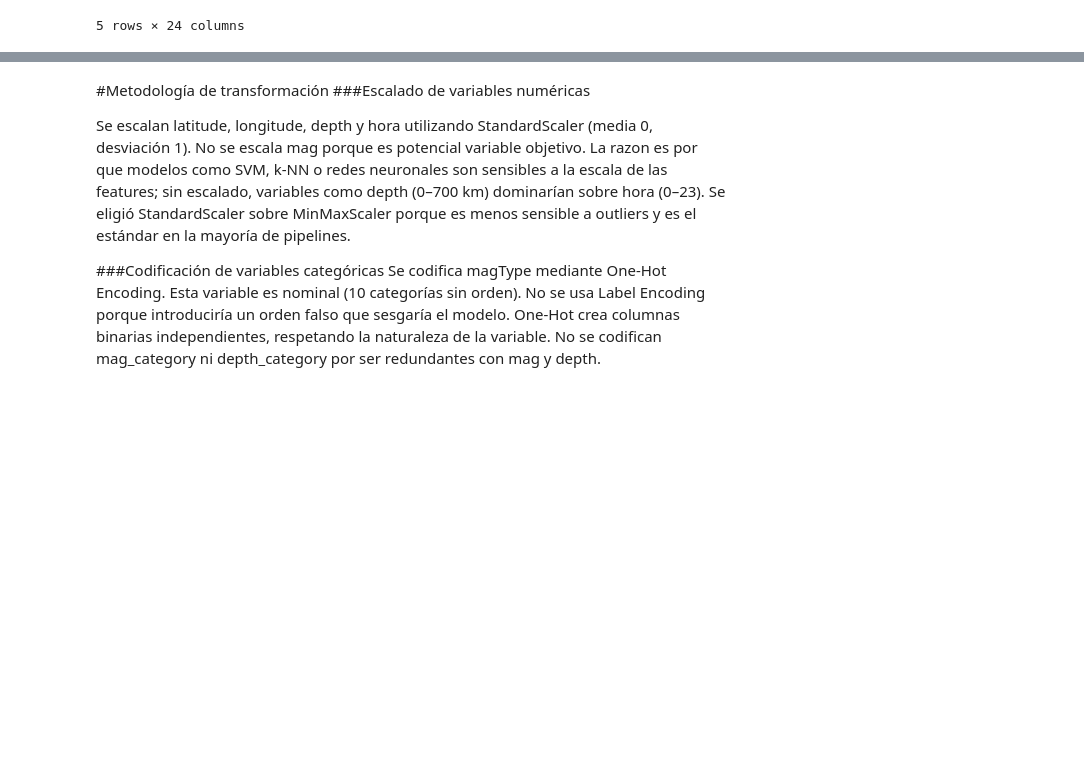
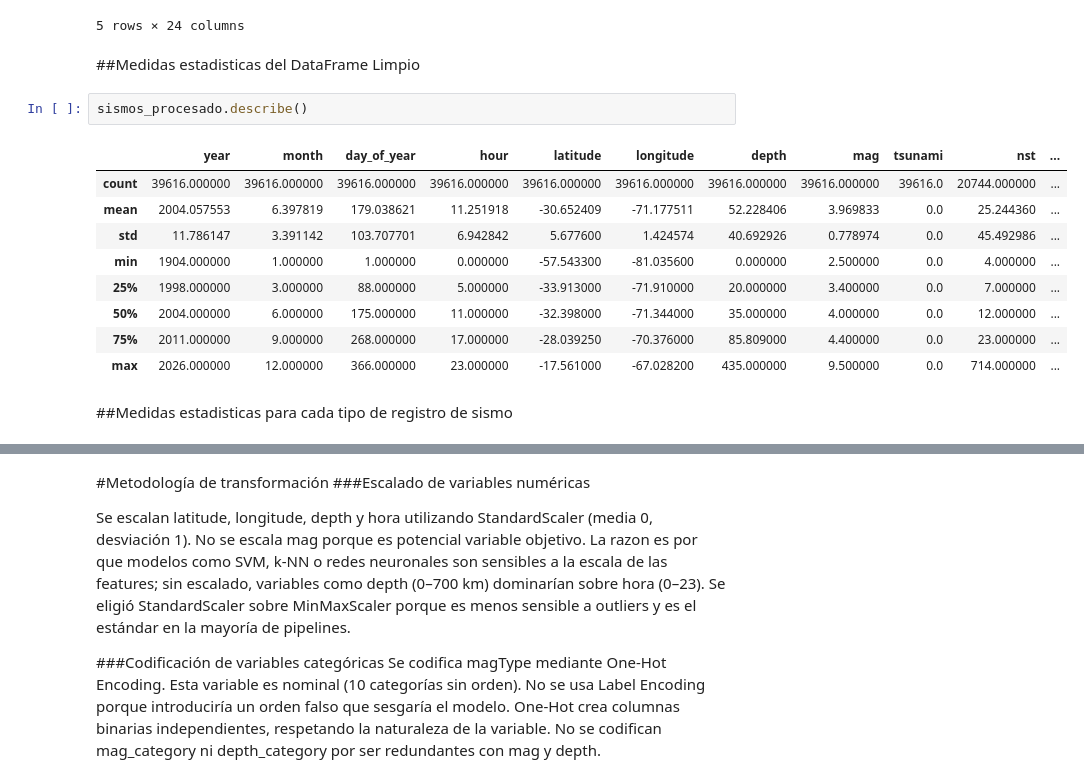
Before and after one commit to javisagredo-dev/Evaluacion1_Prog_DS, a Jupyter notebook: Evaluación_1_Prog_DS.ipynb, the cells around one changed output, grey strips where cells are left out. Saved outputs shown, nothing was run; the diff lists cells and outputs as text; blank space fills up the shorter version.

Commit message:
Se agregaron medidas estadisticas

```diff
--- a/Evaluación_1_Prog_DS.ipynb
+++ b/Evaluación_1_Prog_DS.ipynb
@@ -388,3 +393,19 @@ sismos_procesado.head()
 | 3 | iscgemsup16957914 | 1906-08-19 09:34:08.360000+00:00 | 1906 | 8 | 231 | 9 | -39.228 | -72.721 | 15.0 | 6.74 | ... |
 | 4 | iscgem16957917 | 1906-08-30 02:38:26.180000+00:00 | 1906 | 8 | 242 | 2 | -18.358 | -70.092 | 60.0 | 6.91 | ... |
 5 rows × 24 columns
+# %% [markdown]
+##Medidas estadisticas del DataFrame Limpio
+# %%
+sismos_procesado.describe()
+# %% [output]
+|  | year | month | day_of_year | hour | latitude | longitude | depth | mag | tsunami | nst | ... |
+| count | 39616.000000 | 39616.000000 | 39616.000000 | 39616.000000 | 39616.000000 | 39616.000000 | 39616.000000 | 39616.000000 | 39616.0 | 20744.000000 | ... |
+| mean | 2004.057553 | 6.397819 | 179.038621 | 11.251918 | -30.652409 | -71.177511 | 52.228406 | 3.969833 | 0.0 | 25.244360 | ... |
+| std | 11.786147 | 3.391142 | 103.707701 | 6.942842 | 5.677600 | 1.424574 | 40.692926 | 0.778974 | 0.0 | 45.492986 | ... |
+| min | 1904.000000 | 1.000000 | 1.000000 | 0.000000 | -57.543300 | -81.035600 | 0.000000 | 2.500000 | 0.0 | 4.000000 | ... |
+| 25% | 1998.000000 | 3.000000 | 88.000000 | 5.000000 | -33.913000 | -71.910000 | 20.000000 | 3.400000 | 0.0 | 7.000000 | ... |
+| 50% | 2004.000000 | 6.000000 | 175.000000 | 11.000000 | -32.398000 | -71.344000 | 35.000000 | 4.000000 | 0.0 | 12.000000 | ... |
+| 75% | 2011.000000 | 9.000000 | 268.000000 | 17.000000 | -28.039250 | -70.376000 | 85.809000 | 4.400000 | 0.0 | 23.000000 | ... |
+| max | 2026.000000 | 12.000000 | 366.000000 | 23.000000 | -17.561000 | -67.028200 | 435.000000 | 9.500000 | 0.0 | 714.000000 | ... |
+# %% [markdown]
+##Medidas estadisticas para cada tipo de registro de sismo
```
Also changed, not shown: parts of 2 cells of this notebook.
